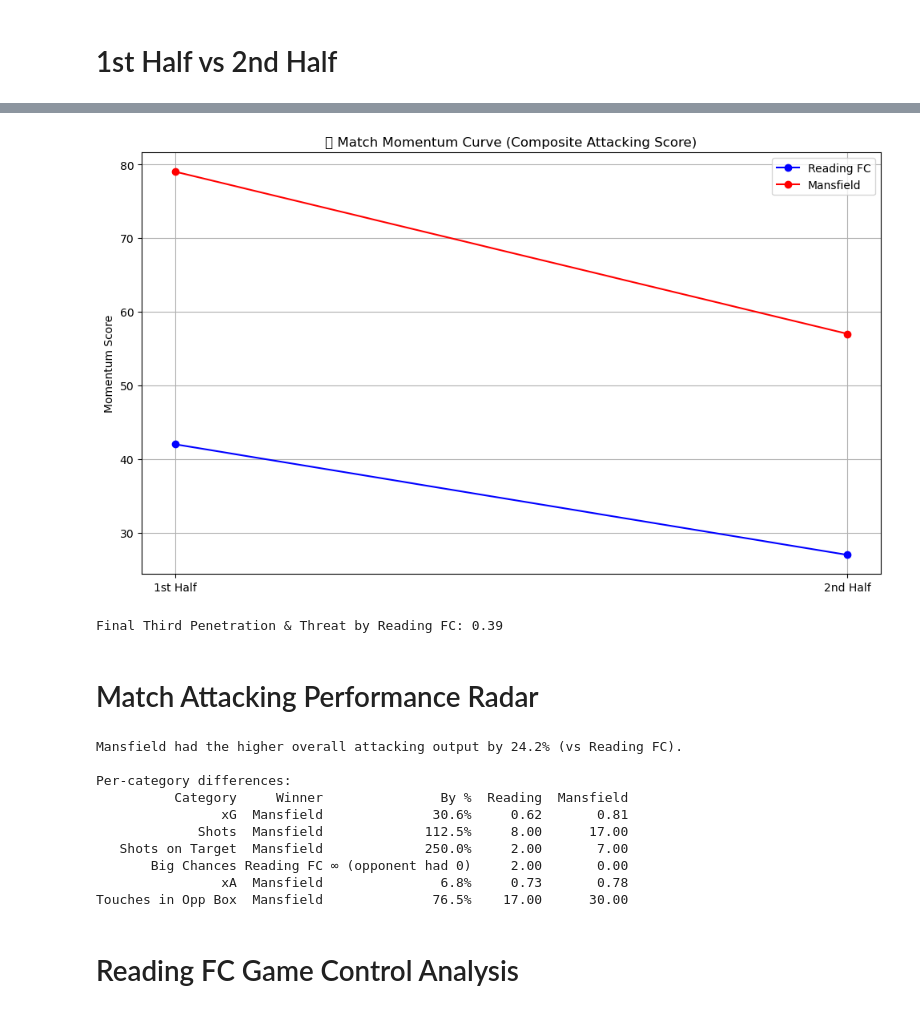
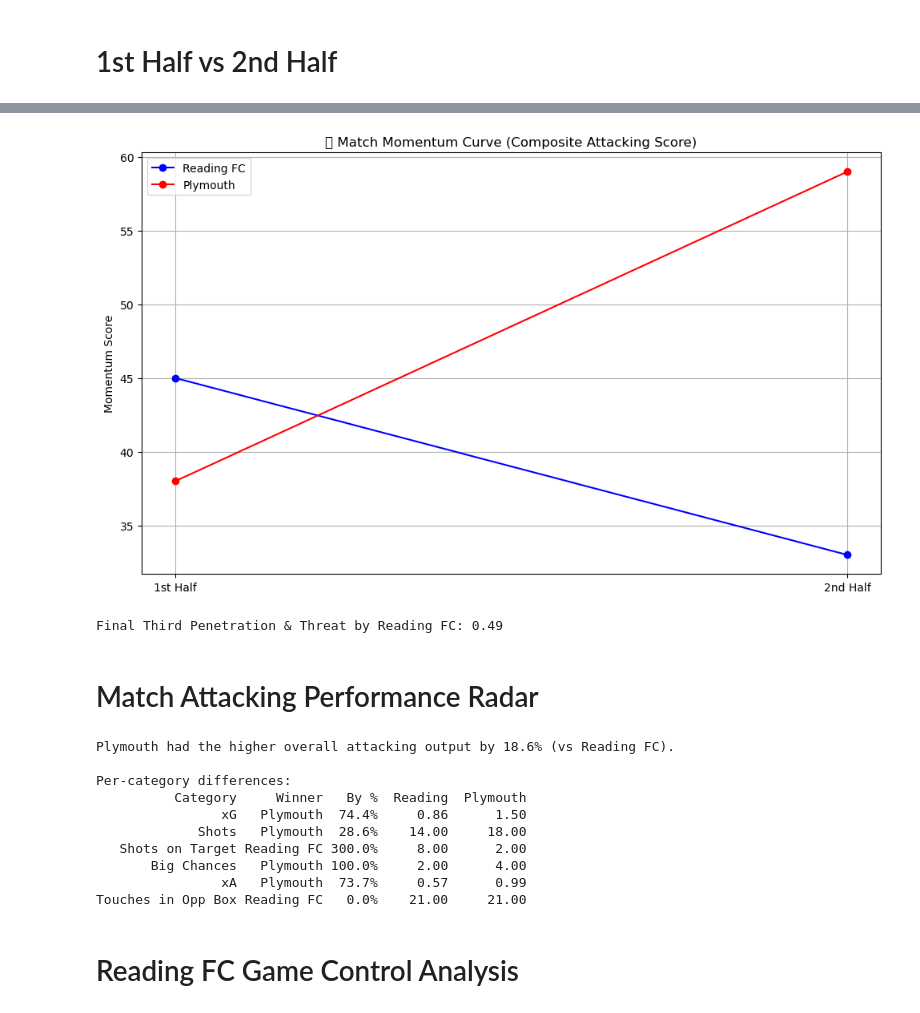
Before and after one commit to abryantgithub/Football_Analysis, a Jupyter notebook: notebooks/match-reports/Plymouth-H.ipynb, the cells around one changed output, grey strips where cells are left out. Drawn from its saved outputs; the diff is of its cells as text; code cells hidden in the pictures.

```diff
--- a/notebooks/match-reports/Plymouth-H.ipynb
+++ b/notebooks/match-reports/Plymouth-H.ipynb
@@ -22,7 +22,7 @@ import numpy as np
 df = pd.read_csv('../../data/rfc_matchdata.csv')
 
 # Filtering for correct match
-df_match = df[(df["Opponent"] == "Mansfield") & (df["Venue"] == "A")].reset_index(drop=True)
+df_match = df[(df["Opponent"] == "Plymouth") & (df["Venue"] == "H")].reset_index(drop=True)
 
 match = df_match.iloc[0]
 # %% [markdown]
@@ -460,40 +460,40 @@ rfc_attack_2nd = (
     match['rfc_Passes_In_Final_Third_2nd']
 )
 
 opp_attack_1st = (
     match['opp_Shots_1st'] +
     match['opp_Touches_In_Opp_Box_1st'] +
     match['opp_Passes_In_Final_Third_1st']
 )
 opp_attack_2nd = (
     match['opp_Shots_2nd'] +
     match['opp_Touches_In_Opp_Box_2nd'] +
     match['opp_Passes_In_Finals_Third_2nd']
 )
 
 # Momentum score
 rfc_momentum = [rfc_attack_1st, rfc_attack_2nd]
 opp_momentum = [opp_attack_1st, opp_attack_2nd]
 
 # Plot
 plt.figure(figsize=(10, 6))
 plt.plot([0, 1], rfc_momentum, label='Reading FC', color='blue', marker='o')
-plt.plot([0, 1], opp_momentum, label='Mansfield', color='red', marker='o')
+plt.plot([0, 1], opp_momentum, label='Plymouth', color='red', marker='o')
 
 plt.xticks([0, 1], ['1st Half', '2nd Half'])
 plt.title("📊 Match Momentum Curve (Composite Attacking Score)")
 plt.ylabel("Momentum Score")
 plt.grid(True)
 plt.legend()
 plt.tight_layout()
 plt.show()
 # %% [output]
-[figure, old version]
+[figure, new version]
 # %%
 touches_per_f3_pass = match['rfc_Touches_In_Opp_Box'] / match['rfc_Passes_In_Final_Third'] if match['rfc_Passes_In_Final_Third'] else 0
 print(f"Final Third Penetration & Threat by Reading FC: {touches_per_f3_pass:.2f}")
 # %% [output]
-Final Third Penetration & Threat by Reading FC: 0.39
+Final Third Penetration & Threat by Reading FC: 0.49
 # %% [markdown]
 # Match Attacking Performance Radar
 # %%
@@ -568,10 +568,10 @@ else:
     # Compare and express percent advantage relative to the lower score
     if reading_score >= opp_score:
         leader = "Reading FC"
-        lagger = "Mansfield"
+        lagger = "Plymouth"
         pct = ((reading_score - opp_score) / opp_score * 100) if opp_score > 0 else float('inf')
     else:
-        leader = "Mansfield"
+        leader = "Plymouth"
         lagger = "Reading FC"
         pct = ((opp_score - reading_score) / reading_score * 100) if reading_score > 0 else float('inf')
 
@@ -594,10 +594,10 @@ def pct_diff(a, b):
 rows = []
 for cat, r_raw, o_raw in zip(attack_categories, reading_attack_vals, opp_attack_vals):
     if r_raw >= o_raw:
-        winner, loser = "Reading FC", "Mansfield"
+        winner, loser = "Reading FC", "Plymouth"
         pct, note = pct_diff(r_raw, o_raw)
     else:
-        winner, loser = "Mansfield", "Reading FC"
+        winner, loser = "Plymouth", "Reading FC"
         pct, note = pct_diff(o_raw, r_raw)
 
     pct_str = f"{pct:.1f}%" if isfinite(pct) else note or "∞"
@@ -606,7 +606,7 @@ for cat, r_raw, o_raw in zip(attack_categories, reading_attack_vals, opp_attack_
         "Winner": winner,
         "By %": pct_str,
         "Reading": r_raw,
-        "Mansfield": o_raw
+        "Plymouth": o_raw
     })
 
 try:
@@ -618,18 +618,18 @@ except Exception:
     print("\nPer-category differences:")
     for row in rows:
         print(f"{row['Category']}: {row['Winner']} by {row['By %']} "
-              f"(Reading {row['Reading']} vs Mansfield {row['Mansfield']})")
+              f"(Reading {row['Reading']} vs Plymouth {row['Plymouth']})")
 # %% [output]
-Mansfield had the higher overall attacking output by 24.2% (vs Reading FC).
+Plymouth had the higher overall attacking output by 18.6% (vs Reading FC).
 
 Per-category differences:
-          Category     Winner               By %  Reading  Mansfield
-                xG  Mansfield              30.6%     0.62       0.81
-             Shots  Mansfield             112.5%     8.00      17.00
-   Shots on Target  Mansfield             250.0%     2.00       7.00
-       Big Chances Reading FC ∞ (opponent had 0)     2.00       0.00
-                xA  Mansfield               6.8%     0.73       0.78
-Touches in Opp Box  Mansfield              76.5%    17.00      30.00
+          Category     Winner   By %  Reading  Plymouth
+                xG   Plymouth  74.4%     0.86      1.50
+             Shots   Plymouth  28.6%    14.00     18.00
+   Shots on Target Reading FC 300.0%     8.00      2.00
+       Big Chances   Plymouth 100.0%     2.00      4.00
+                xA   Plymouth  73.7%     0.57      0.99
+Touches in Opp Box Reading FC   0.0%    21.00     21.00
 # %% [markdown]
 # Reading FC Game Control Analysis
 # %% [markdown]
```
Also changed, not shown: parts of 30 cells of this notebook, 4 other files.
